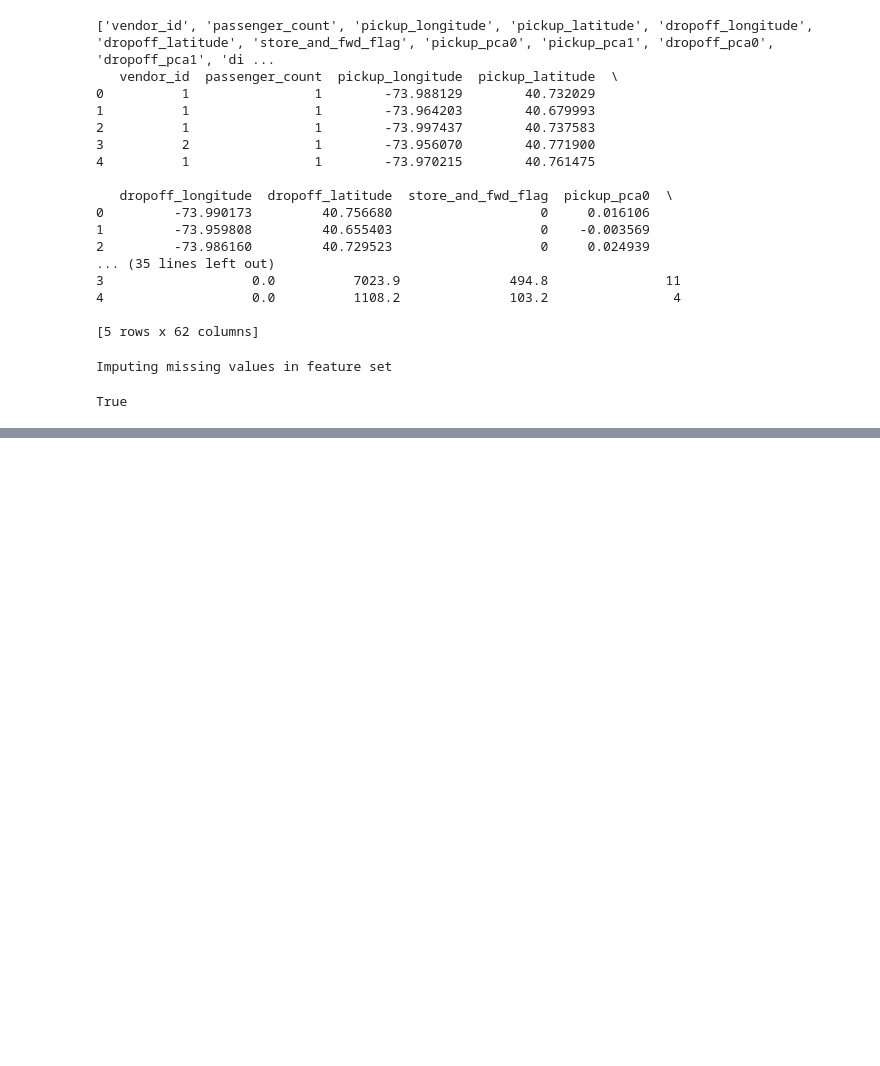
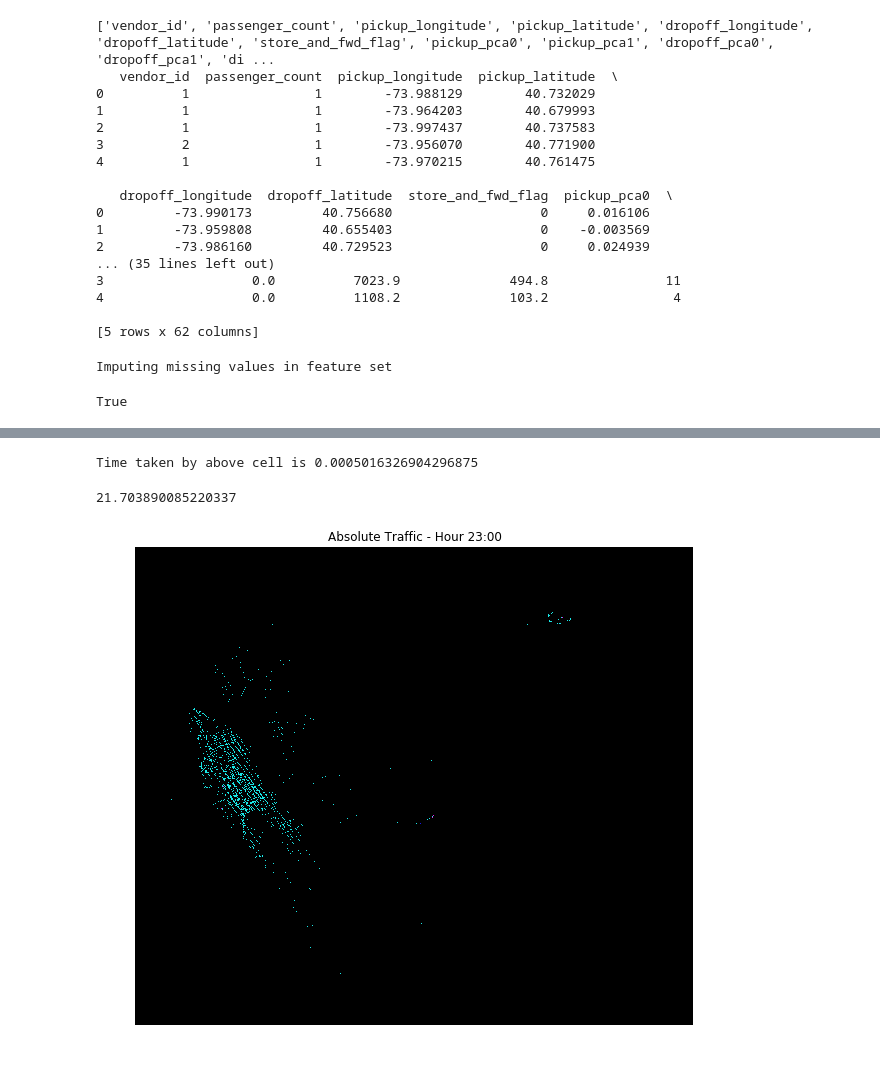
Before and after one commit to ziweifan177/Data-Science-Knowledge-Base, a Jupyter notebook: INFO7390_AdavancedDataScience/FinalProject_Git/FinalProject.ipynb, the cells around one changed output, grey strips where cells are left out. Drawn from its saved outputs; the diff is of its cells as text; code cells hidden in the pictures; blank space fills up the shorter version.

```diff
--- a/INFO7390_AdavancedDataScience/FinalProject_Git/FinalProject.ipynb
+++ b/INFO7390_AdavancedDataScience/FinalProject_Git/FinalProject.ipynb
@@ -600,0 +976,11 @@ NameError: name 'X_train' is not defined
+# %%
+start = time.time()
+images_list=[]
+train_data_new['pickup_datetime'] = pd.to_datetime(train_data_new.pickup_datetime)
+train_data_new.loc[:, 'hour'] = train_data_new['pickup_datetime'].dt.hour
+
+for i in list(range(0, 24)):
+    im = Animation(i, train_data_new, rgb.copy())
+    images_list.append(im)
+end = time.time()
+print("Time taken by above cell is {}.".format(end -start))
@@ -600,0 +1022,35 @@ NameError: name 'X_train' is not defined
+# %%
+start = time.time()
+
+def build_gif(imgs = images_list, show_gif=False, save_gif=True, title=''):
+    """function to create a gif of heatmaps"""
+    fig, ax = plt.subplots(nrows=1,ncols=1,figsize=(10,10))
+    ax.set_axis_off()
+    hr_range = list(range(0,24))
+    def show_im(pairs):
+        ax.clear()
+        ax.set_title('Absolute Traffic - Hour ' + str(int(pairs[0])) + ':00')
+        ax.imshow(pairs[1])
+        ax.set_axis_off()
+    pairs = list(zip(hr_range, imgs))
+    #ims = map(lambda x: (ax.imshow(x), ax.set_title(title)), imgs)
+    im_ani = animation.FuncAnimation(fig, show_im, pairs,interval=500, repeat_delay=0, blit=False)
+    plt.cla()
+    if save_gif:
+        plt.rcParams["animation.convert_path"] = "C:\DataAnalytics\ImageMagick-7.0.7-Q16\convert.exe" #magick.exe
+        im_ani.save('animation.gif', writer='imagemagick') #, writer='imagemagick'
+    if show_gif:
+        plt.show()
+    return
+end = time.time()
+print("Time taken by above cell is {}".format(end-start))
+# %% [output]
+Time taken by above cell is 0.0005016326904296875
+# %%
+start = time.time()
+build_gif()
+end = time.time()
+print(end-start)
+# %% [output]
+21.703890085220337
+[figure, added]
```
Also changed, not shown: parts of 86 cells of this notebook.
